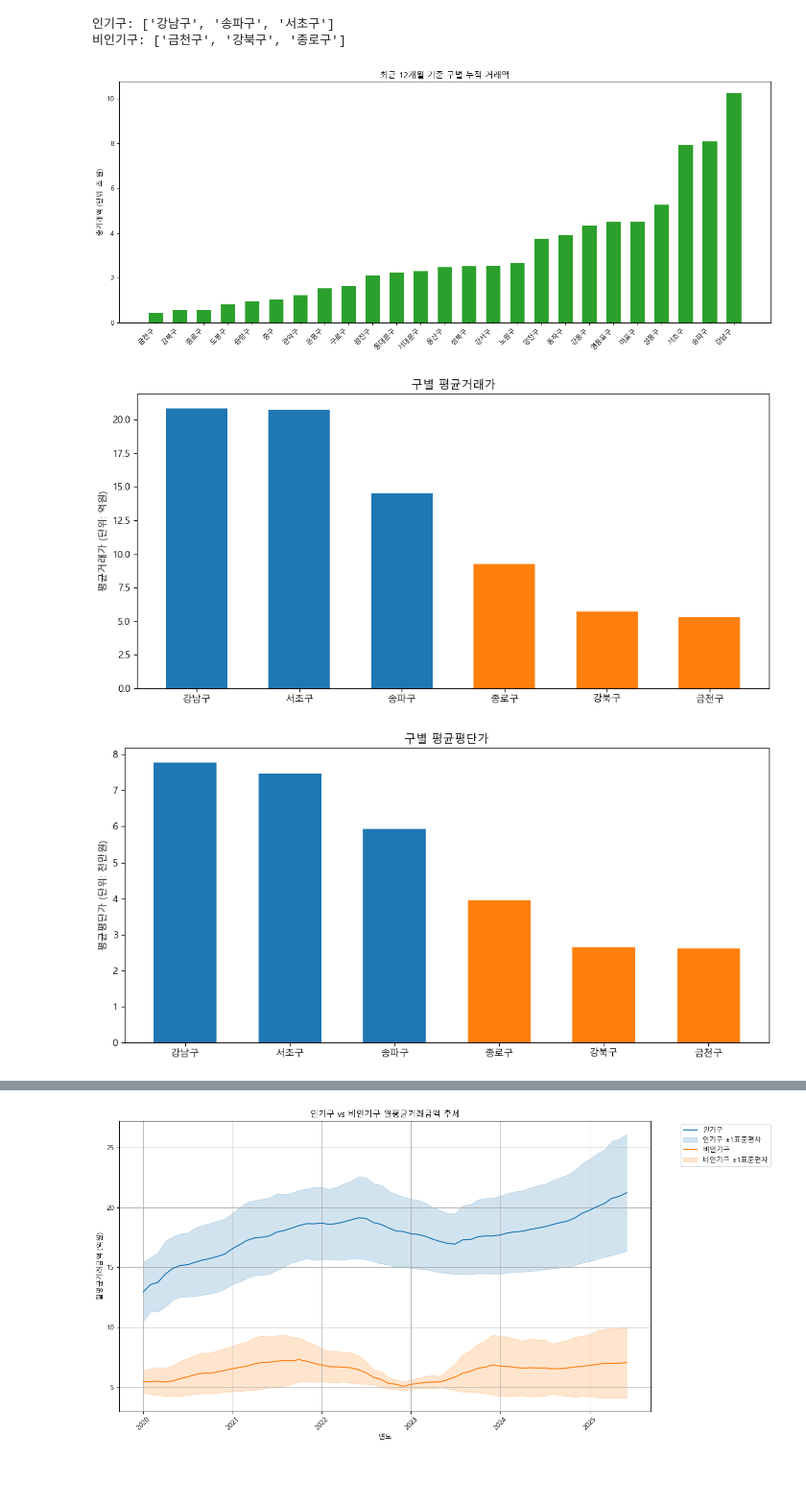
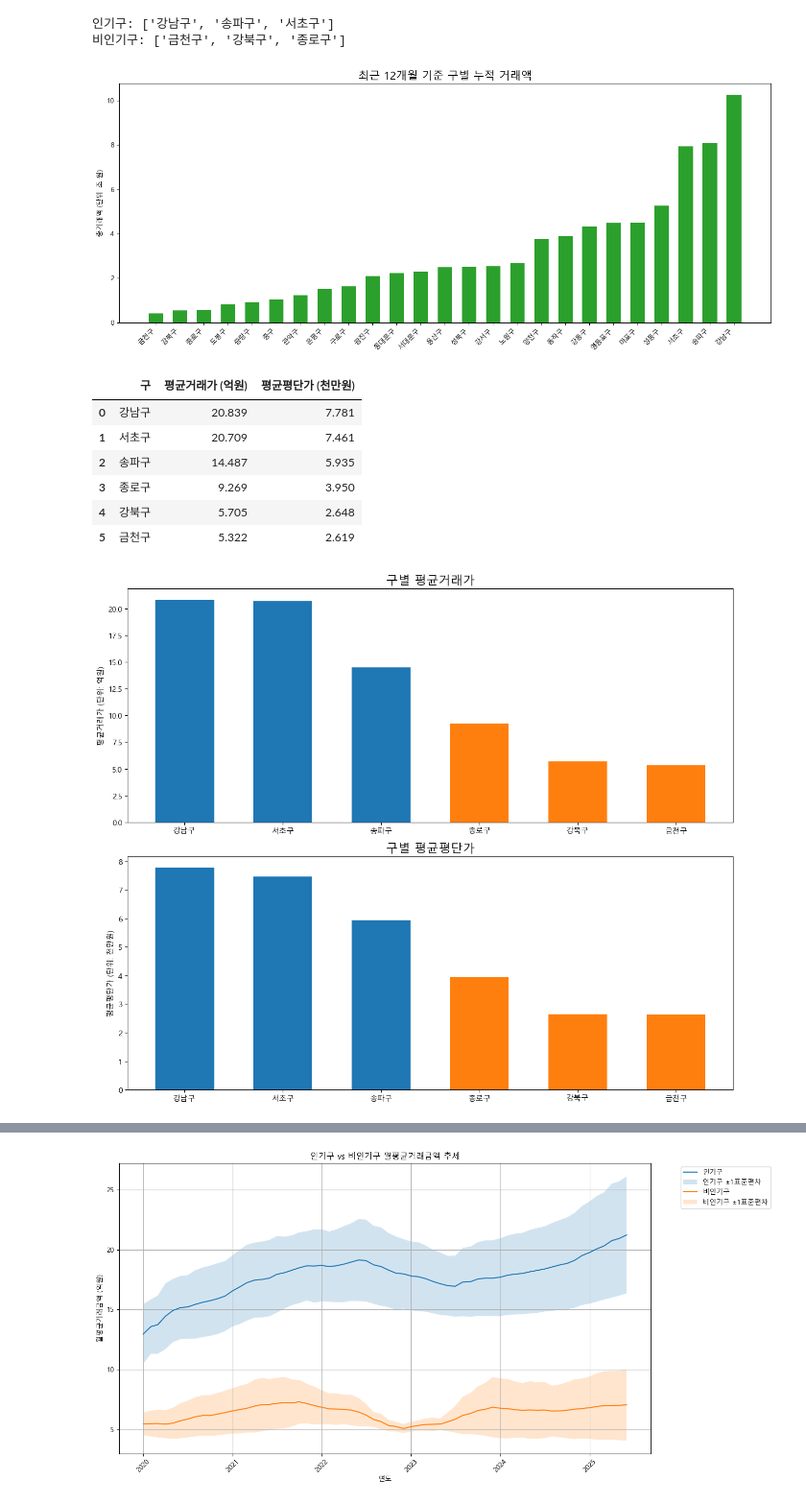
Before and after one commit to krystallinekim/pjt-DataAnalysis-Korean_Real_Estate, a Jupyter notebook: 01_market_comparison.ipynb, the cells around one changed output, grey strips where cells are left out. Shown: that part at 96% size. Drawn from its saved outputs; the diff is of its cells as text; code cells hidden in the pictures; blank space fills up the shorter version.

```diff
--- a/01_market_comparison.ipynb
+++ b/01_market_comparison.ipynb
@@ -112,53 +112,67 @@ population_density['거래밀도_세대수'] = population_density['월별거래
 district_sales_stats_plot = district_sales_stats.copy().sort_values('총거래액')
 district_sales_stats_plot['총거래액'] = district_sales_stats_plot['총거래액'] / 1e12
 
+## 시각화
 x = np.arange(len(district_sales_stats_plot.index))
-width = 0.6
 
 fig, ax = plt.subplots(figsize=(14,6))
-ax.bar(x, district_sales_stats_plot['총거래액'], width, color='tab:green')
+ax.bar(x, district_sales_stats_plot['총거래액'], 0.6, color='tab:green')
+ax.set_title('최근 12개월 기준 구별 누적 거래액', fontsize=16)
 ax.set_xticks(x)
 ax.set_xticklabels(district_sales_stats_plot.index, rotation=45, ha='right')
 ax.set_ylabel('총거래액 (단위: 조 원)')
-ax.set_title('최근 12개월 기준 구별 누적 거래액')
 ax.ticklabel_format(style='plain', axis='y')
+
 plt.tight_layout()
+plt.savefig('fig/구별누적거래액.png', dpi=300, bbox_inches='tight')
 plt.show()
 # %% [output]
-[figure, old version]
+[figure, new version]
 # %%
 # 핵심 지표의 시각화
 
-# 값 단위 조정
+## 값 단위 조정
 avg_price_stats_plot = avg_price_stats.sort_values('평균거래가', ascending=False).copy()
 avg_price_stats_plot['평균거래가'] = avg_price_stats_plot['평균거래가'] / 1e8
 avg_price_stats_plot['평균평단가'] = avg_price_stats_plot['평균평단가'] / 1e7
+avg_price_stats_plot.columns = ['구', '평균거래가 (억원)', '평균평단가 (천만원)']
+avg_price_stats_plot = avg_price_stats_plot.round(3).reset_index(drop=True)
+display(avg_price_stats_plot)
+avg_price_stats_plot.to_csv('./data/구별연평균가격.csv')
 
+## 시각화
 colors = ['tab:blue' if g in popular else 'tab:orange' for g in avg_price_stats_plot['구']]
 x = np.arange(len(avg_price_stats_plot['구']))
 
-# 평균거래가(억원) 바 차트
-fig, ax = plt.subplots(figsize=(10,5))
-ax.bar(x, avg_price_stats_plot['평균거래가'], 0.6, color=colors)
-ax.set_xticks(x)
-ax.set_xticklabels(avg_price_stats_plot['구'])
-ax.set_ylabel('평균거래가 (단위: 억원)')
-ax.set_title('구별 평균거래가')
-ax.ticklabel_format(style='plain', axis='y')
+fig, (ax1, ax2) = plt.subplots(nrows=2, ncols=1, figsize=(12,10))
+
+### 평균거래가(억원) 바 차트
+ax1.bar(x, avg_price_stats_plot['평균거래가 (억원)'], 0.6, color=colors)
+ax1.set_title('구별 평균거래가', fontsize=16)
+ax1.set_xticks(x)
+ax1.set_xticklabels(avg_price_stats_plot['구'])
+ax1.set_ylabel('평균거래가 (단위: 억원)')
+ax1.ticklabel_format(style='plain', axis='y')
+
+
+### 평균평단가(천만원) 바 차트
+ax2.bar(x, avg_price_stats_plot['평균평단가 (천만원)'], 0.6, color=colors)
+ax2.set_title('구별 평균평단가', fontsize=16)
+ax2.set_xticks(x)
+ax2.set_xticklabels(avg_price_stats_plot['구'])
+ax2.set_ylabel('평균평단가 (단위: 천만원)')
+ax2.ticklabel_format(style='plain', axis='y')
+
 plt.tight_layout()
+plt.savefig('fig/구별평균거래가_구별평균평단가.png', dpi=300, bbox_inches='tight')
 plt.show()
-
-# 평균평단가(천만원) 바 차트
-fig, ax = plt.subplots(figsize=(10,5))
-ax.bar(x, avg_price_stats_plot['평균평단가'], 0.6, color=colors)
-ax.set_xticks(x)
-ax.set_xticklabels(avg_price_stats_plot['구'])
-ax.set_ylabel('평균평단가 (단위: 천만원)')
-ax.set_title('구별 평균평단가')
-ax.ticklabel_format(style='plain', axis='y')
-plt.tight_layout()
-plt.show()
 # %% [output]
+|  | 구 | 평균거래가 (억원) | 평균평단가 (천만원) |
+| 0 | 강남구 | 20.839 | 7.781 |
+| 1 | 서초구 | 20.709 | 7.461 |
+| 2 | 송파구 | 14.487 | 5.935 |
+| 3 | 종로구 | 9.269 | 3.950 |
+| 4 | 강북구 | 5.705 | 2.648 |
+| 5 | 금천구 | 5.322 | 2.619 |
-[figure, old version]
+[figure, new version]
-[figure, removed]
 # %%
```
Also changed, not shown: parts of 8 cells of this notebook, 12 other files.
